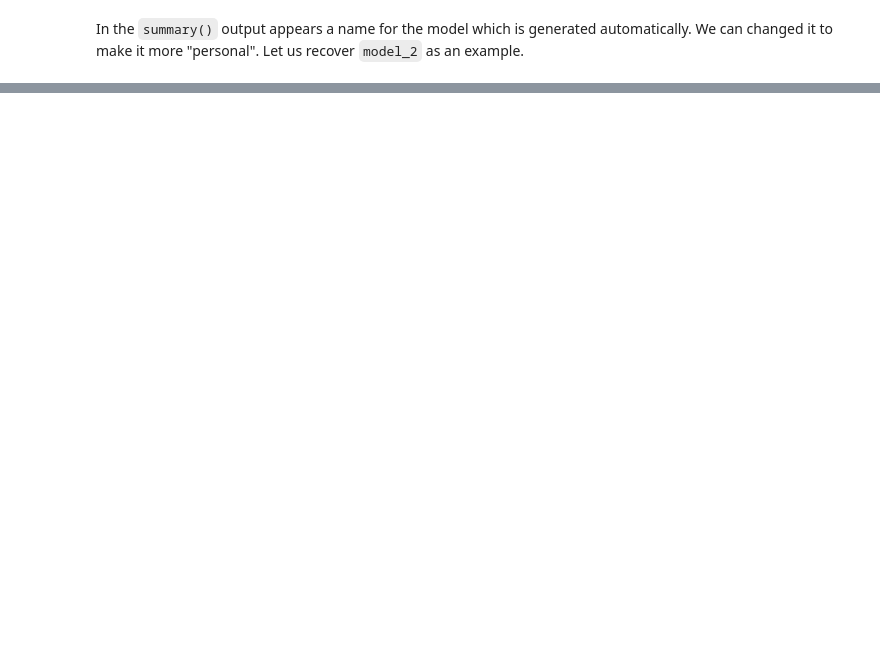
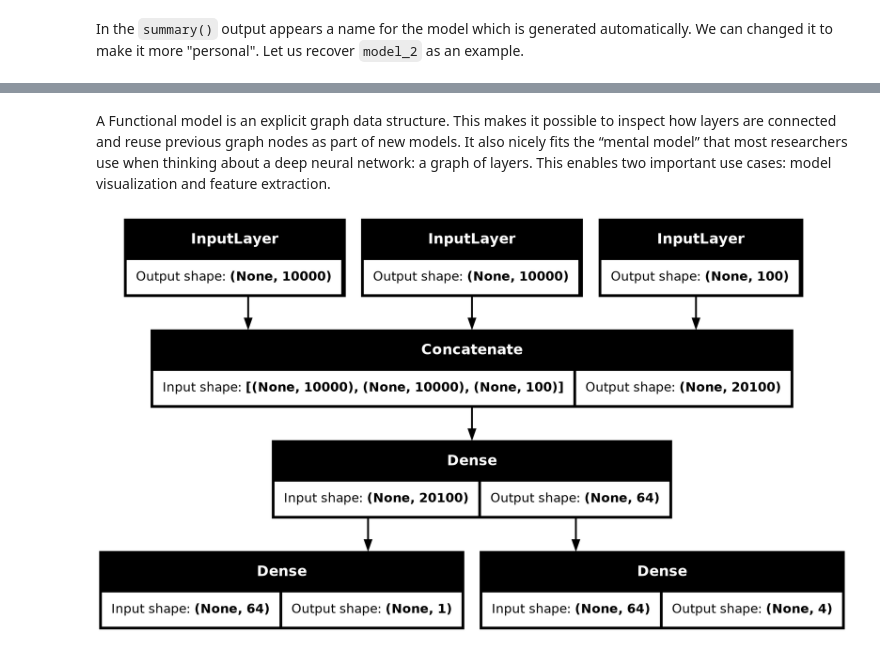
Before and after one commit to LuisGiraldo86/learningDL, a Jupyter notebook: notebooks/Ch-7. Building_Keras_models.ipynb, the cells around one changed output, grey strips where cells are left out. Cells and saved outputs as stored; diff of their text form; code cells hidden in the pictures; blank space fills up the shorter version.

Commit message:
changed path to save plot

```diff
--- a/notebooks/Ch-7. Building_Keras_models.ipynb
+++ b/notebooks/Ch-7. Building_Keras_models.ipynb
@@ -78,0 +218,24 @@ Model: "keras_model_with_name"
+# %%
+model.compile(
+    optimizer="rmsprop",
+    loss     ={
+        "priority"  : "mean_squared_error",
+        "department": "categorical_crossentropy"
+    },
+    metrics  ={
+        "priority"  : ["mean_absolute_error"],
+        "department": ["accuracy"]
+    }
+)
+model.fit(
+    {"title": title_data, "text_body": text_body_data, "tags": tags_data},
+    {"priority": priority_data, "department": department_data},
+    epochs=1
+)
+model.evaluate(
+    {"title": title_data, "text_body": text_body_data, "tags": tags_data},
+    {"priority": priority_data, "department": department_data}
+)
+priority_preds, department_preds = model.predict(
+    {"title": title_data, "text_body": text_body_data, "tags": tags_data}
+)
@@ -78,0 +246,9 @@ Model: "keras_model_with_name"
+# %% [markdown]
+A Functional model is an explicit graph data structure. This makes it possible to inspect how layers are connected and reuse previous graph nodes as part of new models. It also nicely fits the “mental model” that most researchers use when thinking about a deep neural network: a graph of layers. This enables two important use cases: model visualization and feature extraction.
+# %%
+import os
+PATH_PLOTS = '/mnt/0A2AAC152AABFBB7/sideProjects/deepLearning/images'
+image_file = os.path.join(PATH_PLOTS, "updated_ticket_classifier.png")
+keras.utils.plot_model(model, image_file, show_shapes=True)
+# %% [output]
+[figure, added]
```
Also changed, not shown: parts of 23 cells of this notebook.
